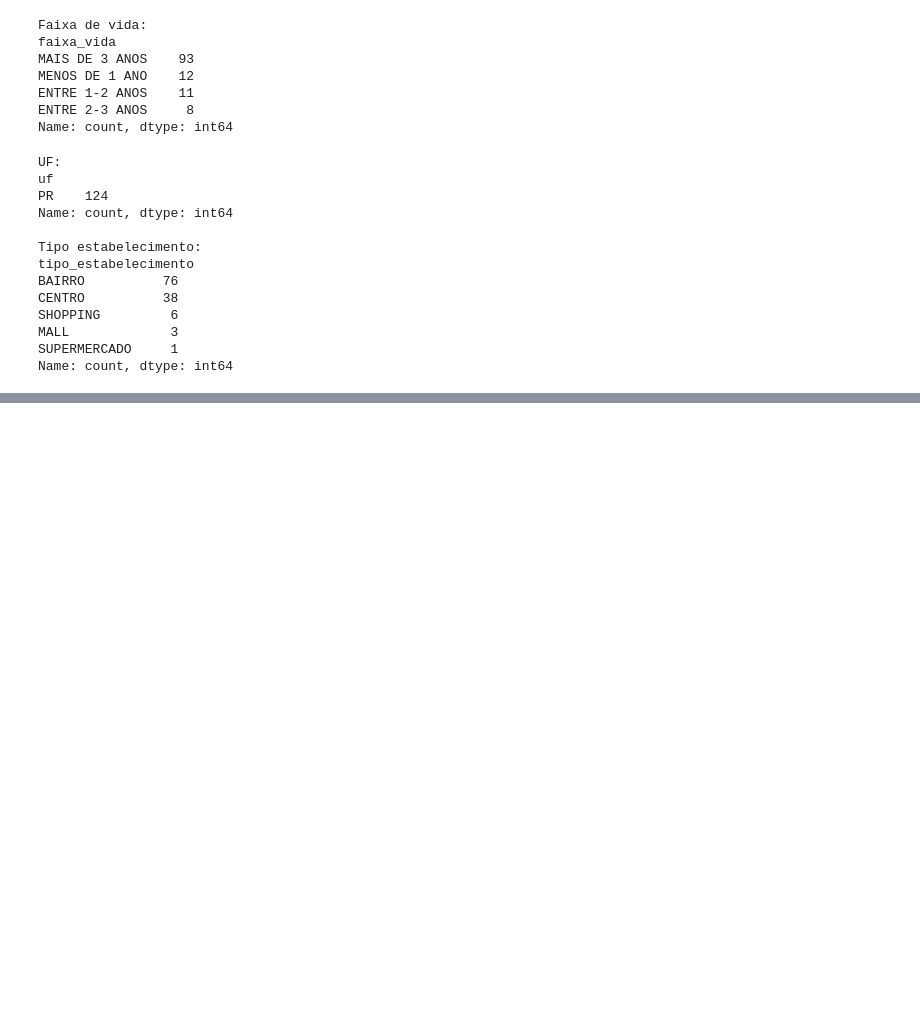
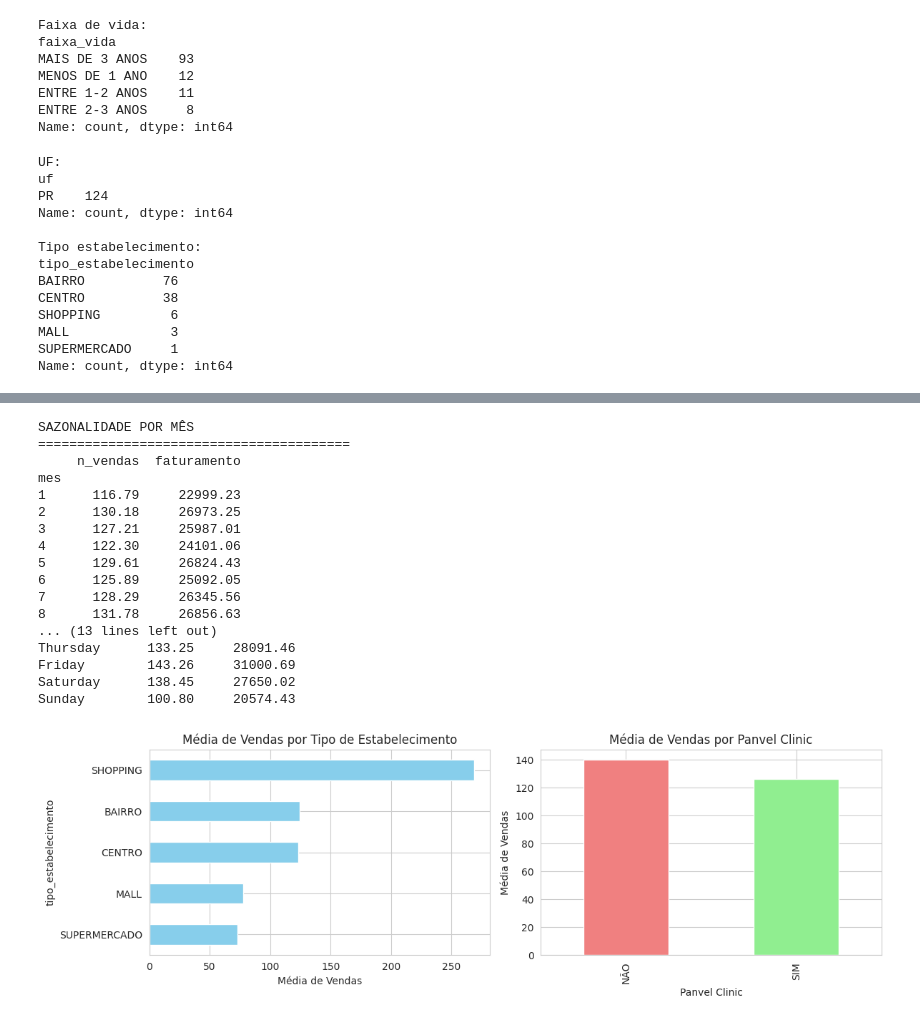
Before and after one commit to Thiagotl/case_panvel_ds_jr, a Jupyter notebook: script1.ipynb, the cells around one changed output, grey strips where cells are left out. Cells and saved outputs as stored; diff of their text form; code cells hidden in the pictures; blank space fills up the shorter version.

```diff
--- a/script1.ipynb
+++ b/script1.ipynb
@@ -595,0 +894,70 @@ Name: count, dtype: int64
+# %%
+# Converter data para datetime e extrair mês/dia da semana
+df_vendas_final['data'] = pd.to_datetime(df_vendas_final['data'])
+df_vendas_final['mes'] = df_vendas_final['data'].dt.month
+df_vendas_final['dia_semana'] = df_vendas_final['data'].dt.day_name()
+
+# 6. SAZONALIDADE POR MÊS
+print("\n\nSAZONALIDADE POR MÊS")
+print("=" * 40)
+sazonalidade_mes = df_vendas_final.groupby('mes').agg({
+    'n_vendas': 'mean',
+    'faturamento': 'mean'
+}).round(2)
+
+print(sazonalidade_mes)
+
+# 7. SAZONALIDADE POR DIA DA SEMANA
+print("\n\nSAZONALIDADE POR DIA DA SEMANA")
+print("=" * 40)
+sazonalidade_dia = df_vendas_final.groupby('dia_semana').agg({
+    'n_vendas': 'mean',
+    'faturamento': 'mean'
+}).round(2)
+
+# Ordenar por dias da semana
+dias_ordem = ['Monday', 'Tuesday', 'Wednesday', 'Thursday', 'Friday', 'Saturday', 'Sunday']
+sazonalidade_dia = sazonalidade_dia.reindex(dias_ordem)
+print(sazonalidade_dia)
+
+# 8. VISUALIZAÇÃO SIMPLES (opcional)
+import matplotlib.pyplot as plt
+
+fig, axes = plt.subplots(1, 2, figsize=(12, 4))
+
+# Gráfico 1: Média de vendas por tipo de estabelecimento
+df_vendas_final.groupby('tipo_estabelecimento')['n_vendas'].mean().sort_values().plot(
+    kind='barh', ax=axes[0], color='skyblue'
+)
+axes[0].set_title('Média de Vendas por Tipo de Estabelecimento')
+axes[0].set_xlabel('Média de Vendas')
+
+# Gráfico 2: Média de vendas por Panvel Clinic
+df_vendas_final.groupby('panvel_clinic')['n_vendas'].mean().plot(
+    kind='bar', ax=axes[1], color=['lightcoral', 'lightgreen']
+)
+axes[1].set_title('Média de Vendas por Panvel Clinic')
+axes[1].set_xlabel('Panvel Clinic')
+axes[1].set_ylabel('Média de Vendas')
+
+plt.tight_layout()
+plt.show()
+# %% [output]
+SAZONALIDADE POR MÊS
+========================================
+     n_vendas  faturamento
+mes
+1      116.79     22999.23
+2      130.18     26973.25
+3      127.21     25987.01
+4      122.30     24101.06
+5      129.61     26824.43
+6      125.89     25092.05
+7      128.29     26345.56
+8      131.78     26856.63
+... (13 lines left out)
+Thursday      133.25     28091.46
+Friday        143.26     31000.69
+Saturday      138.45     27650.02
+Sunday        100.80     20574.43
+[figure, added]
```
Also changed, not shown: parts of 52 cells of this notebook.
